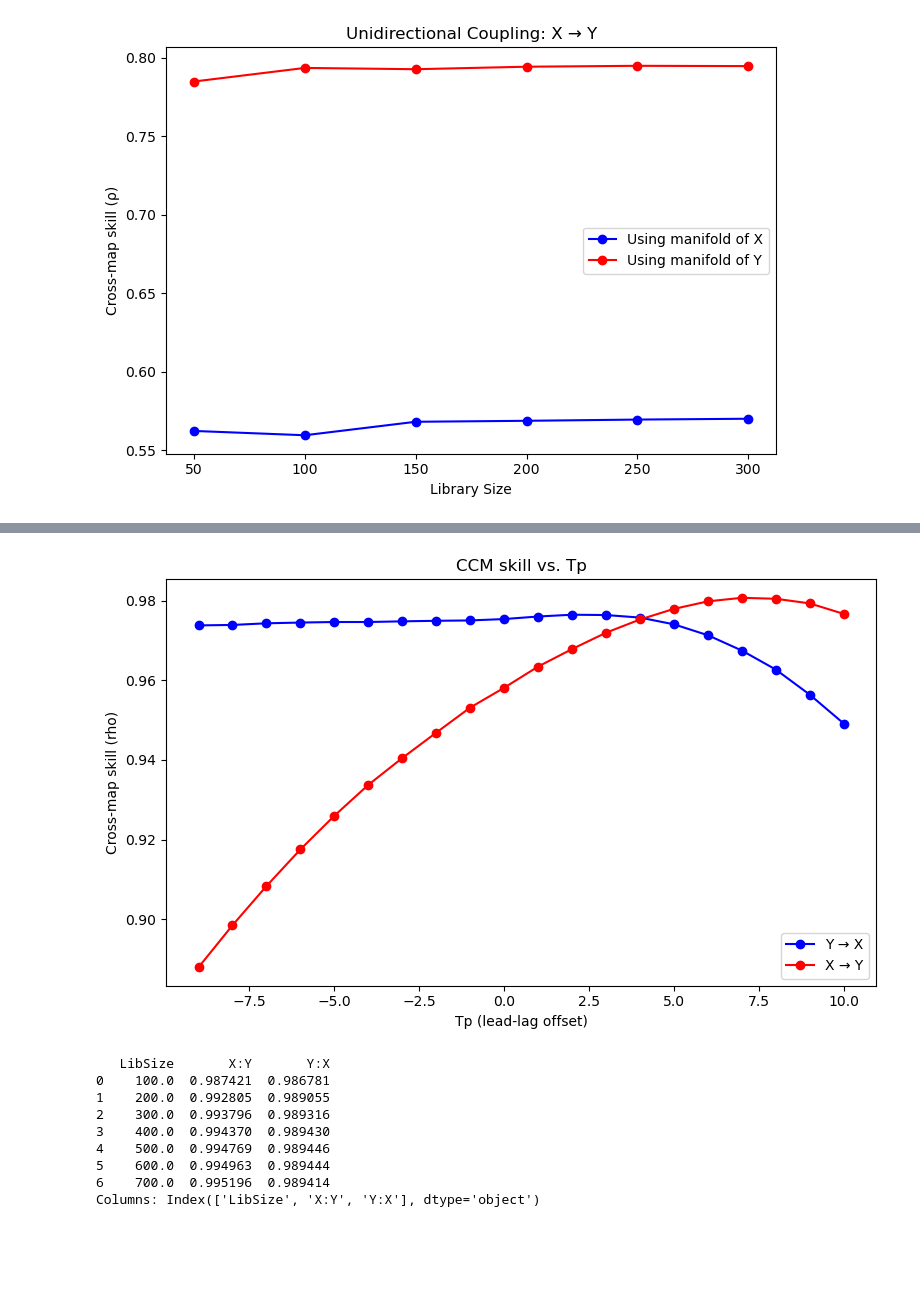
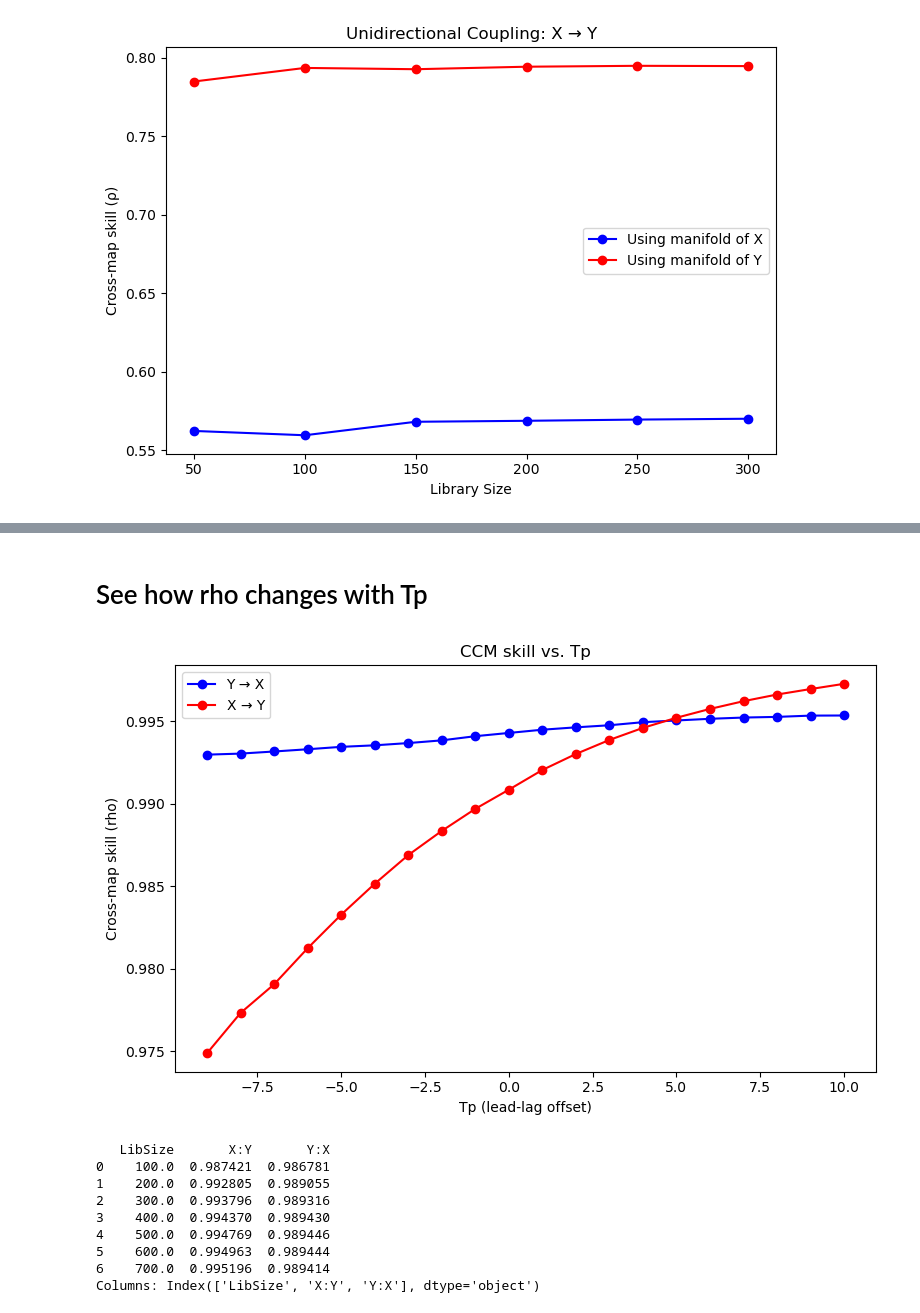
Before and after one commit to Peisong-Zheng/DO_causality, a Jupyter notebook: CCM_TBK.ipynb, the cells around one changed output, grey strips where cells are left out. Cells and saved outputs as stored; diff of their text form; code cells hidden in the pictures; blank space fills up the shorter version.

```diff
--- a/CCM_TBK.ipynb
+++ b/CCM_TBK.ipynb
@@ -484,14 +484,14 @@ df = pd.DataFrame({
 ccm_out = CCM(
     dataFrame   = df,
     E           = 3,
-    tau         = 50,
+    tau         = 5,
     columns     = "X",   # predictor (ngrip)
     target      = "Y",   # target (pre)
     libSizes    = "100 200 300 400 500 600 700",
     sample      = 100,
     random      = True,
     replacement = False,
-    Tp          = 200,
+    Tp          = 0,
     verbose     = True
 )
 
@@ -524,3 +524,5 @@ Columns: Index(['LibSize', 'X:Y', 'Y:X'], dtype='object')
+# %% [markdown]
+# See how rho changes with Tp
 # %%
 import numpy as np
 import pandas as pd
@@ -548,40 +550,40 @@ for tp in Tps:
     # Run CCM once; PyEDM.CCM will report both X->Y and Y->X skill
     ccm_out = CCM(
         dataFrame   = df,
-        E           = 2,                       # embedding dimension
-        tau         = 1,                      # time delay (example)
+        E           = 3,                       # embedding dimension
+        tau         = 5,                      # time delay (example)
         columns     = "X",                     # 'X' is the manifold source
         target      = "Y",                     # 'Y' is the variable we predict
         libSizes    = "200 400 600",  # library sizes
         sample      = 200,
         random      = True,
         replacement = False,
         Tp          = tp                       # vary this offset
     )
 
     # Extract final row (largest library size) for cross-map skill
     # ccm_out typically has columns: ['LibSize','X:Y','Y:X',...]
     final_row = ccm_out.iloc[-1]
     x_to_y_skill = final_row['X:Y']   # correlation for X->Y
     y_to_x_skill = final_row['Y:X']   # correlation for Y->X
 
     XtoY_skills.append(x_to_y_skill)
     YtoX_skills.append(y_to_x_skill)
 
 # ------------------------------------------------
 # 3) Plot the results
 # ------------------------------------------------
 plt.figure(figsize=(8,5))
 plt.plot(Tps, XtoY_skills, 'bo-', label='Y → X')
 plt.plot(Tps, YtoX_skills, 'ro-', label='X → Y')
 plt.xlabel("Tp (lead-lag offset)")
 plt.ylabel("Cross-map skill (rho)")
 plt.title("CCM skill vs. Tp")
 plt.legend()
 plt.tight_layout()
 plt.show()
 # %% [output]
-[figure, old version]
+[figure, new version]
 # %%
 
 import pandas as pd
```
Also changed, not shown: parts of 4 cells of this notebook, 1 other file.
